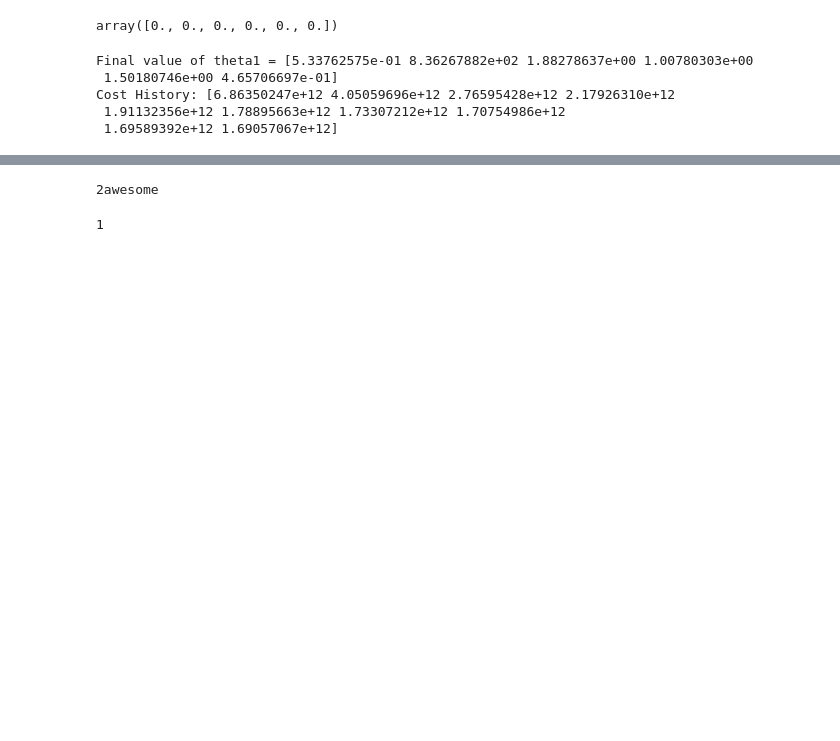
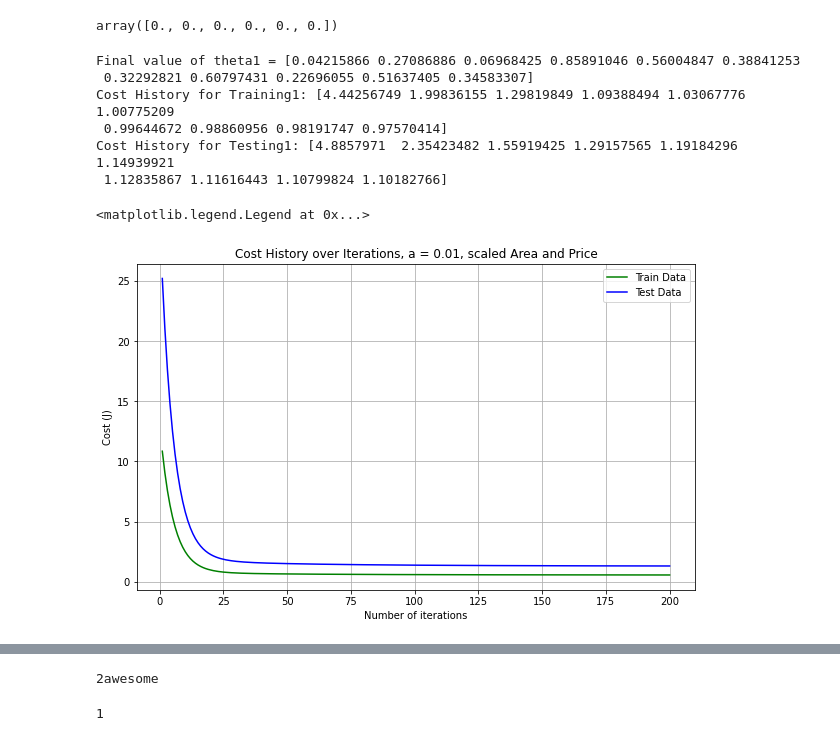
Before and after one commit to ccook93/ECGR-4105-Homeworks, a Jupyter notebook: HW1_Testing Code.ipynb, the cells around one changed output, grey strips where cells are left out. Drawn from its saved outputs; the diff is of its cells as text; code cells hidden in the pictures; blank space fills up the shorter version.

```diff
--- a/HW1_Testing Code.ipynb
+++ b/HW1_Testing Code.ipynb
@@ -81,7 +125,13 @@ Dimensions of df_train: (164, 13)
 # %%
-df_Newtrain = df_train[varlist1]
-df_Newtest = df_test[varlist1]
-print('Dimensions of training set used in 1a:', df_Newtrain.shape)
-print(df_Newtrain[: 5])
+df_NewtrainA = df_train[varlist1]
+df_NewtestA = df_test[varlist1]
+
+df_NewtrainB = df_train[varlist2]
+df_NewtestB = df_test[varlist2]
+
+print('Dimensions of training set used in 1a:', df_NewtrainA.shape)
+print('Dimensions of training set used in 1b:', df_NewtrainB.shape)
+#print(df_NewtrainA[: 5])
+print(df_NewtrainB[: 3])
 # %% [output]
 Dimensions of training set used in 1a: (381, 6)
@@ -116,17 +197,33 @@ theta
 array([0., 0., 0., 0., 0., 0.])
 # %%
 # Run Cost History and Gradient Descent algorithms for training data
-theta1, cost_history1 = gradient_descent(xTrain, yTrain, theta, 0.00000001, iterations, mTrain)
-#thetaNorm, cost_historyNorm = gradient_descent(X_totNorm, Ynorm, theta, alpha1, iterations)
+thetaTrainA1, cost_historyTrainA1, cost_historyTestA1 = gradient_descent(xTrainA, yTrainA, xTestA, yTestA, thetaA, 0.01, iterations, mTrain, mTest)
+thetaTrainA2, cost_historyTrainA2, cost_historyTestA2 = gradient_descent(xTrainA, yTrainA, xTestA, yTestA, thetaA, 0.03, iterations, mTrain, mTest)
+thetaTrainA3, cost_historyTrainA3, cost_historyTestA3 = gradient_descent(xTrainA, yTrainA, xTestA, yTestA, thetaA, 0.04, iterations, mTrain, mTest)
 
-# Run Cost History function for training data
+thetaTrainA1, cost_historyTrainB1, cost_historyTestB1 = gradient_descent(xTrainB, yTrainB, xTestB, yTestB, thetaB, 0.04, iterations, mTrainB, mTestB)
 
-print('Final value of theta1 =', theta1)
-print('Cost History:', cost_history1[: 10]) # Here the cost history just blows up without a small enough learning rate
+print('Final value of theta1 =', thetaTrainA1)
+print('Cost History for Training1:', cost_historyTrainA1[: 10]) # Here the cost history just blows up without a small enough learning rate
+print('Cost History for Testing1:', cost_historyTestA1[: 10])
 # %% [output]
-Final value of theta1 = [5.33762575e-01 8.36267882e+02 1.88278637e+00 1.00780303e+00
- 1.50180746e+00 4.65706697e-01]
-Cost History: [6.86350247e+12 4.05059696e+12 2.76595428e+12 2.17926310e+12
- 1.91132356e+12 1.78895663e+12 1.73307212e+12 1.70754986e+12
- 1.69589392e+12 1.69057067e+12]
+Final value of theta1 = [0.04215866 0.27086886 0.06968425 0.85891046 0.56004847 0.38841253
+ 0.32292821 0.60797431 0.22696055 0.51637405 0.34583307]
+Cost History for Training1: [4.44256749 1.99836155 1.29819849 1.09388494 1.03067776 1.00775209
+ 0.99644672 0.98860956 0.98191747 0.97570414]
+Cost History for Testing1: [4.8857971  2.35423482 1.55919425 1.29157565 1.19184296 1.14939921
+ 1.12835867 1.11616443 1.10799824 1.10182766]
+# %%
+plt.plot(range(1, iterations + 1),cost_historyTrainB1, color='green', label='Train Data')
+plt.plot(range(1, iterations + 1),cost_historyTestB1, color='blue', label='Test Data')
+
+plt.rcParams["figure.figsize"] = (10,6)
+plt.grid()
+plt.xlabel('Number of iterations')
+plt.ylabel('Cost (J)')
+plt.title('Cost History over Iterations, a = 0.01, scaled Area and Price')
+plt.legend()
+# %% [output]
+<matplotlib.legend.Legend at 0x...>
+[figure, added]
 # %%
```
Also changed, not shown: parts of 11 cells of this notebook.
